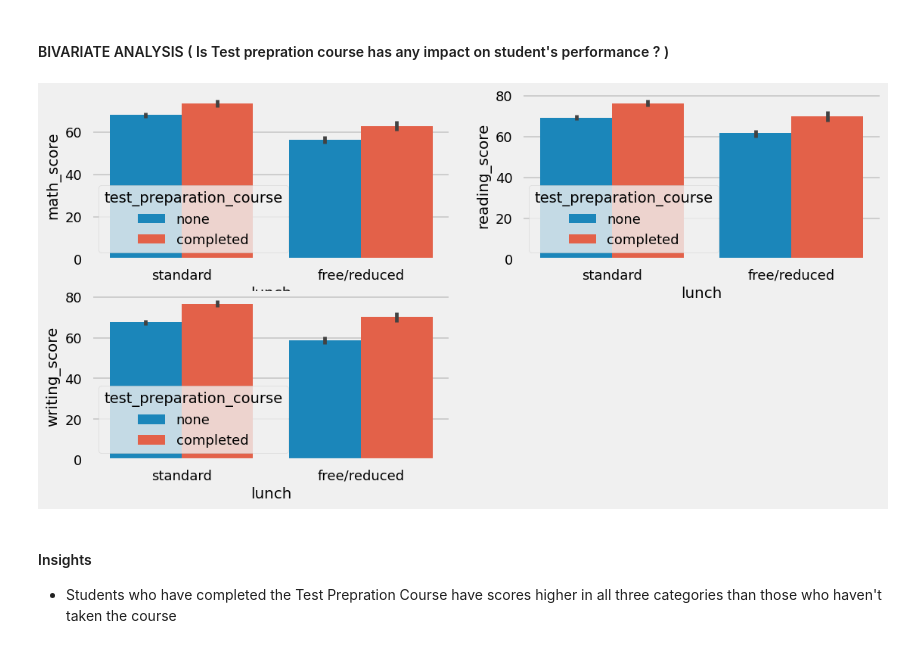
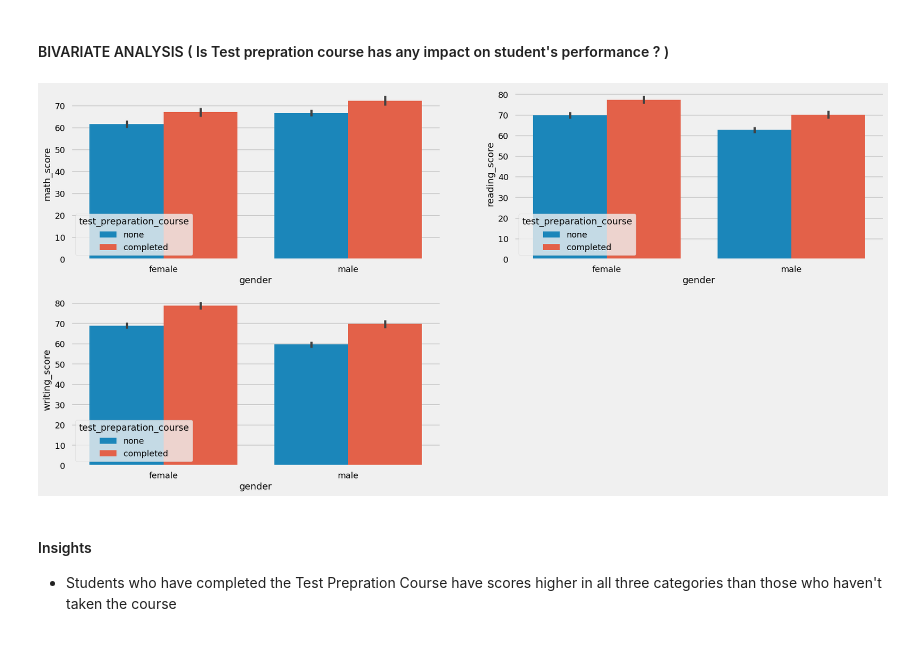
Before and after one commit to sufyanarahman/guidedmlprojects, a Jupyter notebook: notebook/1 . EDA STUDENT PERFORMANCE .ipynb, the cells around one changed output. Cells and saved outputs as stored; diff of their text form; code cells hidden in the pictures.

```diff
--- a/notebook/1 . EDA STUDENT PERFORMANCE .ipynb
+++ b/notebook/1 . EDA STUDENT PERFORMANCE .ipynb
@@ -724,16 +725,16 @@ plt.show()
 # %% [markdown]
 #### BIVARIATE ANALYSIS ( Is Test prepration course has any impact on student's performance ? )
 # %%
-plt.figure(figsize=(12, 6))
+plt.figure(figsize=(20, 10))
 plt.subplot(2, 2, 1)
-sns.barplot(x=df["lunch"], y=df["math_score"], hue=df["test_preparation_course"])
+sns.barplot(x=df["gender"], y=df["math_score"], hue=df["test_preparation_course"])
 plt.subplot(2, 2, 2)
-sns.barplot(x=df["lunch"], y=df["reading_score"], hue=df["test_preparation_course"])
+sns.barplot(x=df["gender"], y=df["reading_score"], hue=df["test_preparation_course"])
 plt.subplot(2, 2, 3)
-sns.barplot(x=df["lunch"], y=df["writing_score"], hue=df["test_preparation_course"])
+sns.barplot(x=df["gender"], y=df["writing_score"], hue=df["test_preparation_course"])
 plt.show()
 # %% [output]
-[figure, old version]
+[figure, new version]
 # %% [markdown]
 #### Insights
 - Students who have completed the Test Prepration Course have scores higher in all three categories than those who haven't taken the course
```
Also changed, not shown: parts of 2 cells of this notebook.
